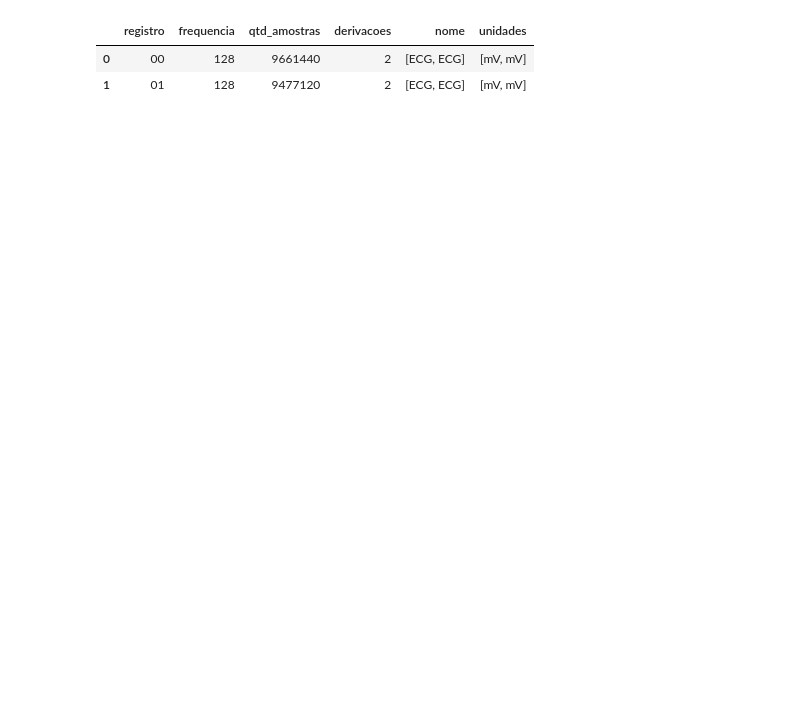
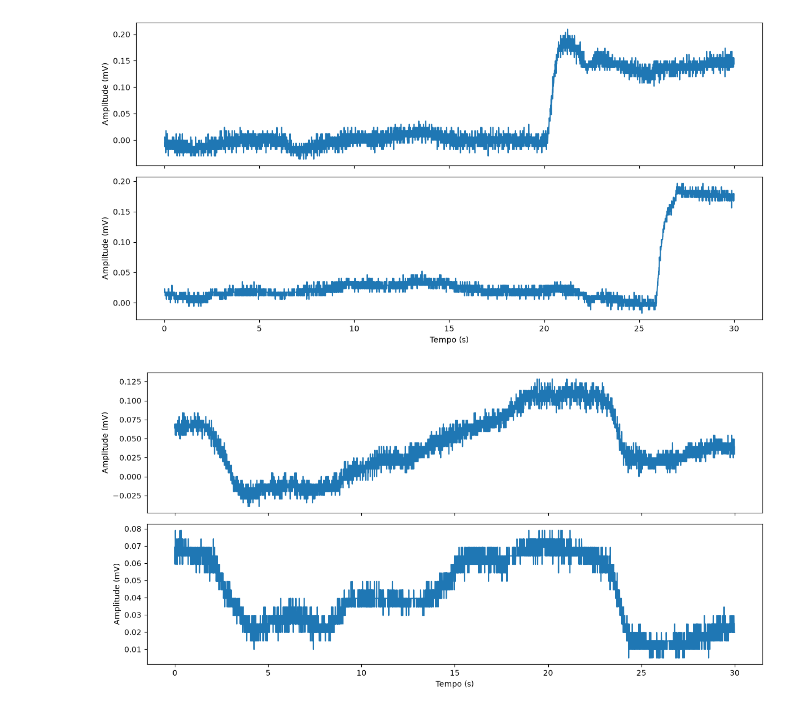
Before and after one commit to arthur-pontello/ecg-fa-edge, a Jupyter notebook: notebooks/01_ler_ecg.ipynb, the cells around one changed output. Cells and saved outputs as stored; diff of their text form; code cells hidden in the pictures; blank space fills up the shorter version.

```diff
--- a/notebooks/01_ler_ecg.ipynb
+++ b/notebooks/01_ler_ecg.ipynb
@@ -4,30 +6,40 @@ import pandas as pd
 # %%
 registros = ['00', '01']
 dados = {}
 res_tabela = []
 
 for id in registros:
     head = wfdb.rdheader(id, pn_dir='ltafdb/1.0.0')
 
     amostragem = head.fs * 30
     record = wfdb.rdrecord(id, pn_dir='ltafdb/1.0.0', sampfrom=0, sampto=amostragem)
 
     ann = wfdb.rdann(id, 'atr', pn_dir='ltafdb/1.0.0', sampfrom=0, sampto=amostragem)
 
-    dados[id] = {'head': head, 'record': record, 'ann': ann}
+    tempo = np.arange(amostragem)/head.fs
+
+    dados[id] = {'head': head, 'record': record, 'ann': ann, 'tempo' : tempo}
 
     res_tabela.append({
         'registro' : id,
         'frequencia' : head.fs,
         'qtd_amostras' : head.sig_len,
         'derivacoes' : head.n_sig,
         'nome' : head.sig_name,
         'unidades' : head.units
     })
 
-df_resumo = pd.DataFrame(res_tabela)
-display(df_resumo)
+    fig, graf = plt.subplots(2,1, figsize=(12,6), sharex=True)
+
+    graf[0].plot(tempo, record.p_signal[:,0])
+    graf[0].set_ylabel(f"Amplitude ({head.units[0]})")
+    graf[1].plot(tempo, record.p_signal[:,1])
+    graf[1].set_ylabel(f"Amplitude ({head.units[1]})")
+    graf[1].set_xlabel("Tempo (s)")
+    plt.tight_layout()
+    plt.savefig(f"../figures/{id}_30s.png", dpi=300)
+    plt.show()
+    plt.close(fig)
 # %% [output]
-|  | registro | frequencia | qtd_amostras | derivacoes | nome | unidades |
-| 0 | 00 | 128 | 9661440 | 2 | [ECG, ECG] | [mV, mV] |
-| 1 | 01 | 128 | 9477120 | 2 | [ECG, ECG] | [mV, mV] |
+[figure, added]
+[figure, added]
```
Also changed, not shown: parts of 1 cell of this notebook, 2 other files.
